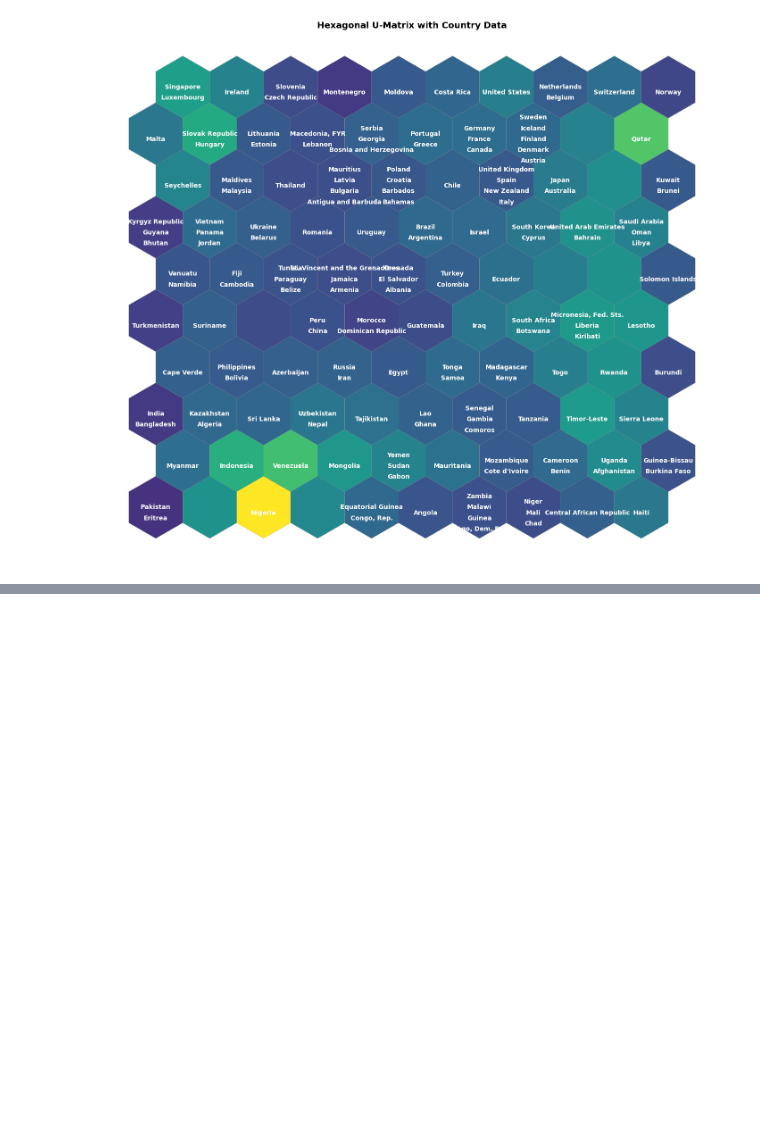
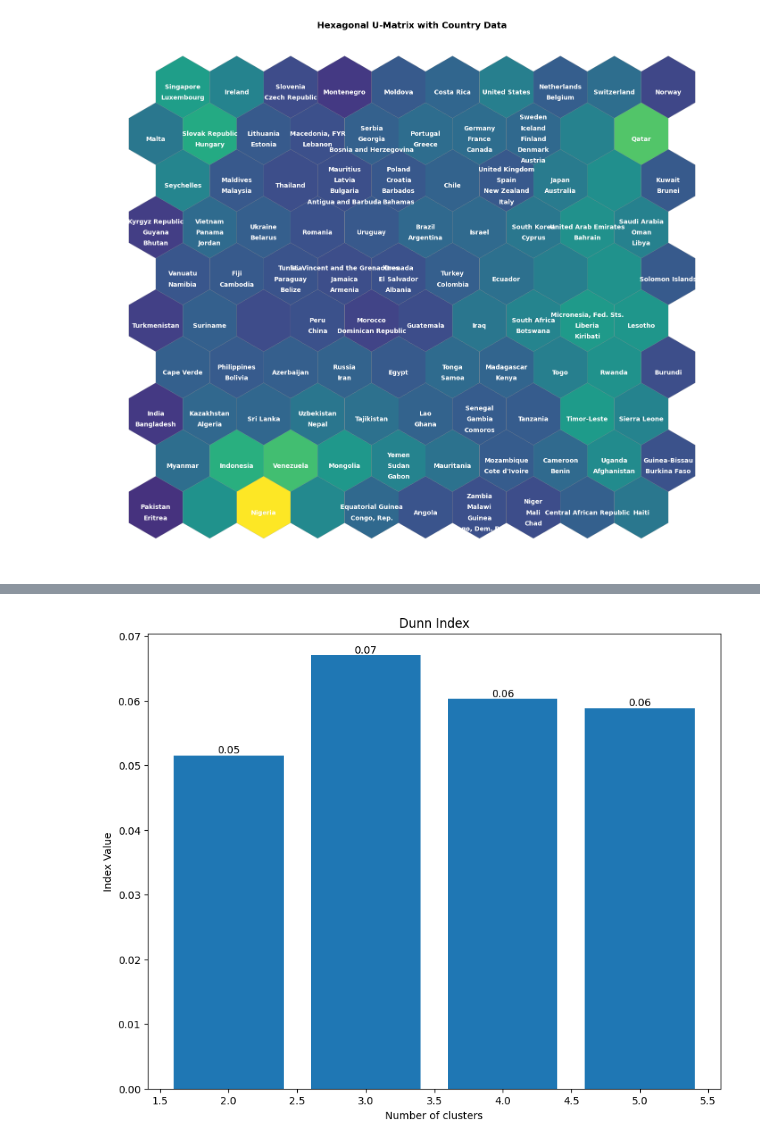
Before and after one commit to SubhraSMukherjee/Soft_Segmentation, a Jupyter notebook: Kohonen_Maps.ipynb, the cells around one changed output, grey strips where cells are left out. Saved outputs shown, nothing was run; the diff lists cells and outputs as text; code cells hidden in the pictures; blank space fills up the shorter version.

```diff
--- a/Kohonen_Maps.ipynb
+++ b/Kohonen_Maps.ipynb
@@ -145,0 +233,19 @@ plt.show()
+# %%
+Dunn_Index = {}
+for i in range(2,6):
+  kmeans = KMeans(n_clusters=i, random_state = 43).fit(data_scaled)
+  score = dunn_index(data_scaled, kmeans.labels_)
+  Dunn_Index[i] = score
+
+
+fig, ax = plt.subplots(figsize=(10, 8))
+plt.bar(Dunn_Index.keys(), list(Dunn_Index.values()))
+for cluster in CH_Index:
+    plt.text(cluster, Dunn_Index[cluster], str(round(Dunn_Index[cluster],2)), ha='center', va='bottom')
+
+plt.title('Dunn Index')
+plt.xlabel('Number of clusters')
+plt.ylabel('Index Value')
+plt.show()
+# %% [output]
+[figure, added]
```
Also changed, not shown: parts of 16 cells of this notebook.
